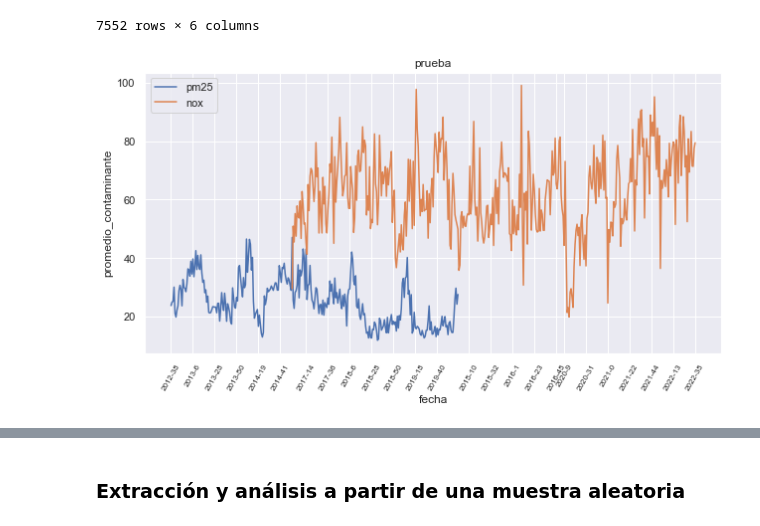
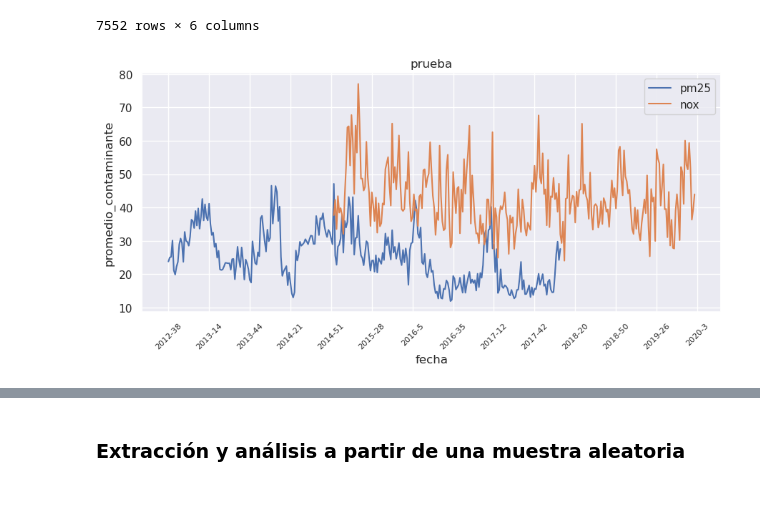
Before and after one commit to LeoUribC/CITRA_DataScience, a Jupyter notebook: Contaminantes/Estudios_PM25.ipynb, the cells around one changed output, grey strips where cells are left out. Cells and saved outputs as stored; diff of their text form; code cells hidden in the pictures; blank space fills up the shorter version.

```diff
--- a/Contaminantes/Estudios_PM25.ipynb
+++ b/Contaminantes/Estudios_PM25.ipynb
@@ -214,41 +214,57 @@ promedioSemanalContaminantes_df
 | 7550 | 2022-34 | 2022 | 34 | 6 | nox | 77.548579 |
 | 7551 | 2022-35 | 2022 | 35 | 6 | nox | 79.478375 |
 7552 rows × 6 columns
+# %%
+# para tener un mismo eje x
+
+fechas_para_x = datosContaminantes[['año', 'semana']].copy()
+
+fechas_para_x['año-semana'] = addLists(
+    fechas_para_x['año'], fechas_para_x['semana']
+)
+
+fechas_para_x = np.array( fechas_para_x['año-semana'].unique() )
+fechas_para_x
 # %%
-fechas = np.array(promedioSemanalContaminantes_df['fecha'].unique())
+intervalo = list(range(0, len(fechas_para_x), 30))
 
 eje_horizontal = [
-    fechas[i] for i in range(0, len(fechas), 22)
+    fechas_para_x[i] for i in intervalo
 ]
 
 sns.set_theme(style="dark")
-sns.set(rc={'figure.figsize':(9, 5)})
+
+fig = plt.figure(1, figsize=(9, 8))
+ax = fig.add_subplot(212)
+
+ax.xaxis.set_ticks(intervalo)  # valores uniformemente espaciados
+ax.xaxis.set_ticklabels(eje_horizontal)  # nombres de fechas en el eje x
 
 sns.lineplot(
     data = promedioSemanalContaminantes_df[
         (promedioSemanalContaminantes_df['estacion'] == 25) & \
         (promedioSemanalContaminantes_df['contaminante'] == 'pm25')
     ],
     x = 'fecha',
     y = 'promedio_contaminante',
     ci = False,
     label = 'pm25'
 )
 
 sns.lineplot(
     data = promedioSemanalContaminantes_df[
-        (promedioSemanalContaminantes_df['estacion'] == 6) & \
+        (promedioSemanalContaminantes_df['estacion'] == 25) & \
         (promedioSemanalContaminantes_df['contaminante'] == 'nox')
     ],
     x = 'fecha',
     y = 'promedio_contaminante',
     ci = False,
     label='nox'
 )
 
-plt.xticks(eje_horizontal, fontsize=8, rotation=60)
+plt.xticks(rotation=45, fontsize=8); plt.grid()
 
 plt.legend(); plt.tight_layout(); plt.title('prueba')
 plt.show()
 # %% [output]
-[figure, old version]
+[figure, new version]
```
Also changed, not shown: parts of 1 cell of this notebook.
